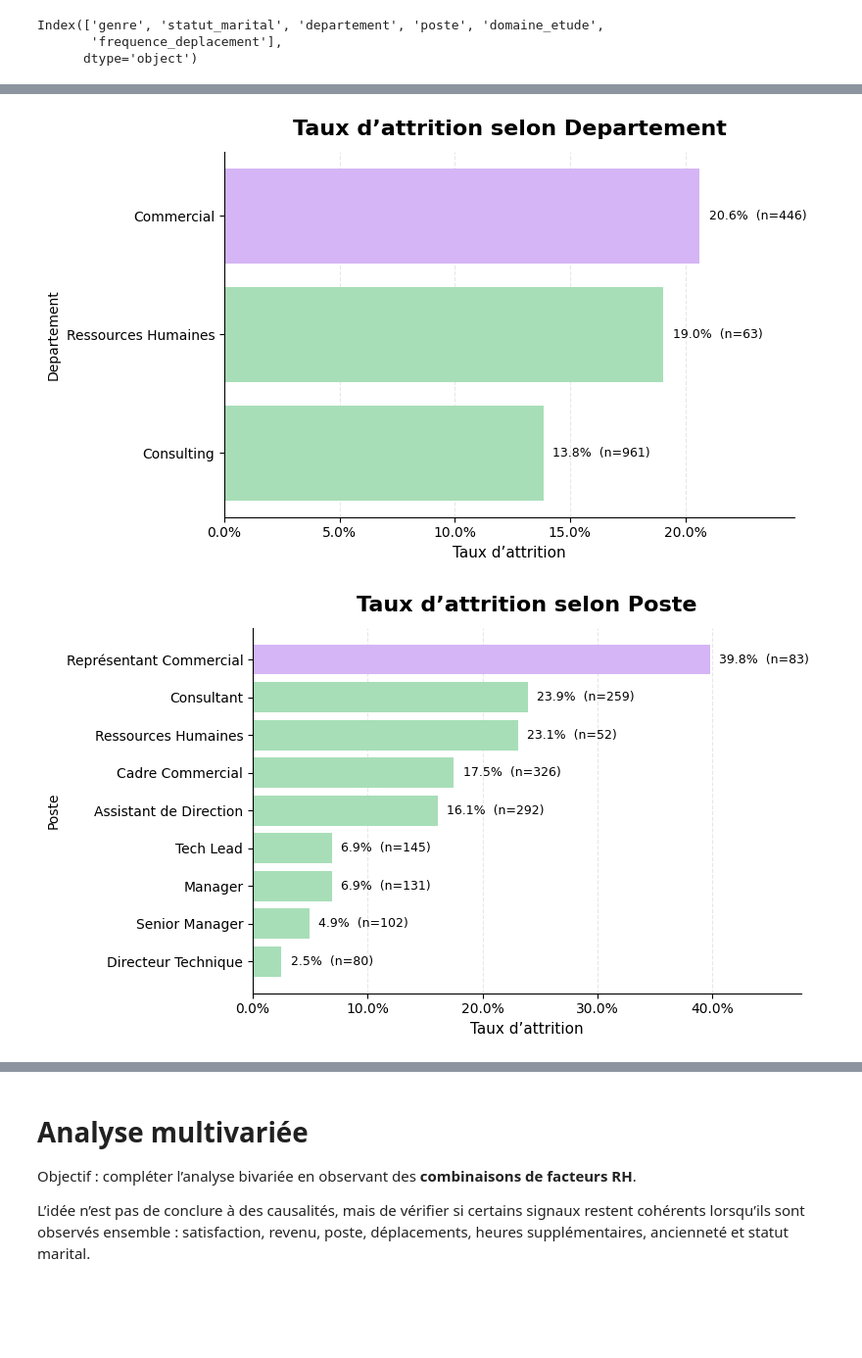
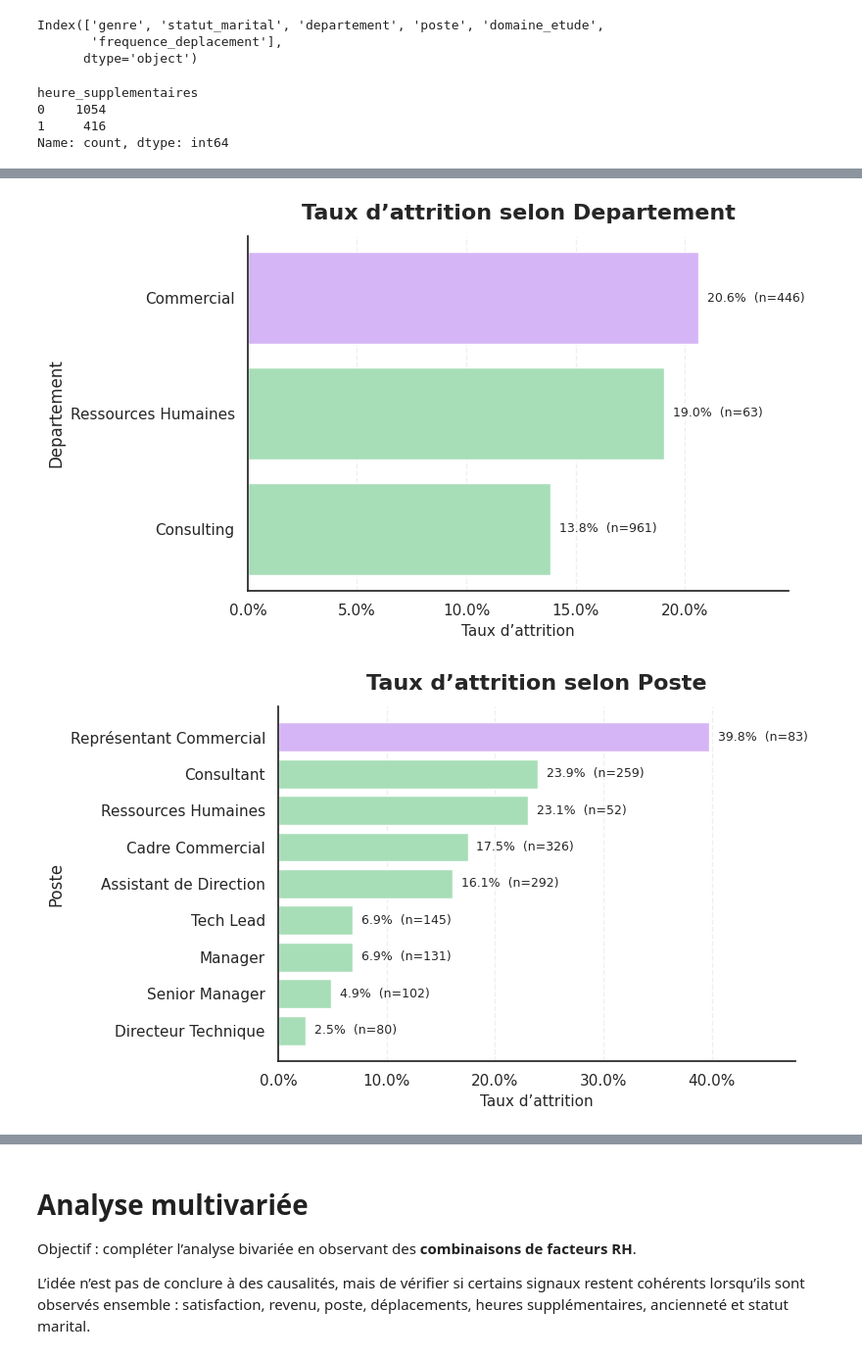
Before and after one commit to maximebarbier01/technova-attrition, a Jupyter notebook: notebooks/02_eda_analyse_globale.ipynb, the cells around one changed output, grey strips where cells are left out. Shown at 98% size. Cells and saved outputs as stored; diff of their text form; code cells hidden in the pictures; blank space fills up the shorter version.

```diff
--- a/notebooks/02_eda_analyse_globale.ipynb
+++ b/notebooks/02_eda_analyse_globale.ipynb
@@ -324,6 +324,13 @@ df.select_dtypes(exclude="number").columns
 Index(['genre', 'statut_marital', 'departement', 'poste', 'domaine_etude',
        'frequence_deplacement'],
       dtype='object')
+# %%
+df.heure_supplementaires.value_counts()
+# %% [output]
+heure_supplementaires
+0    1054
+1     416
+Name: count, dtype: int64
 # %%
 cat_cols = [
     "genre",
@@ -332,6 +339,7 @@ cat_cols = [
     "poste",
     "domaine_etude",
     "frequence_deplacement",
+    "heure_supplementaires"
 ]
 
 for col in cat_cols:
@@ -342,2 +350,2 @@ for col in cat_cols:
-[figure, old version]
+[figure, new version]
-[figure, old version]
+[figure, new version]
```
Also changed, not shown: parts of 3 cells of this notebook, 4 other files.
